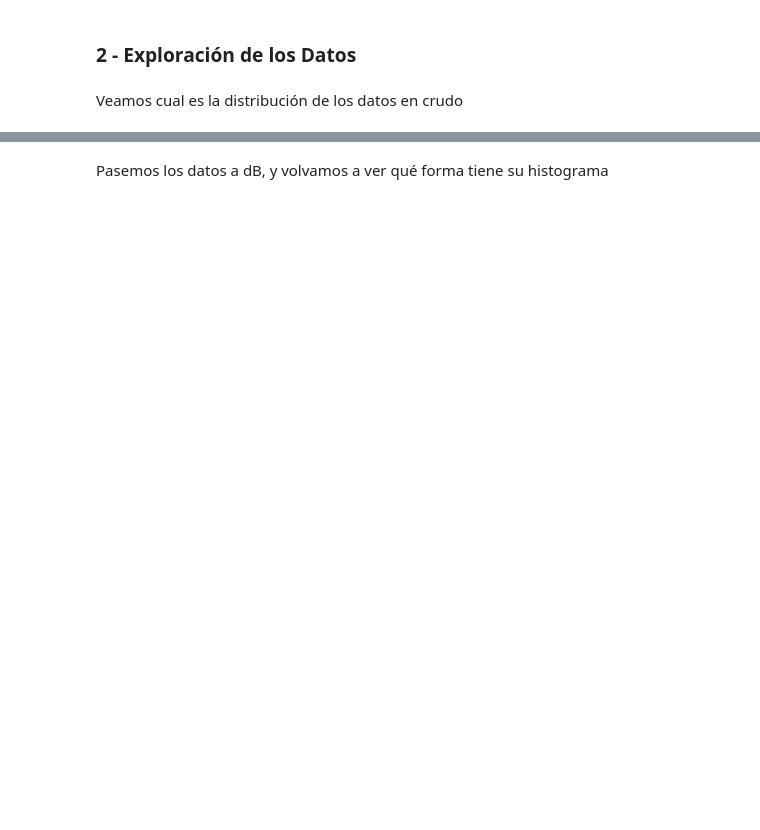
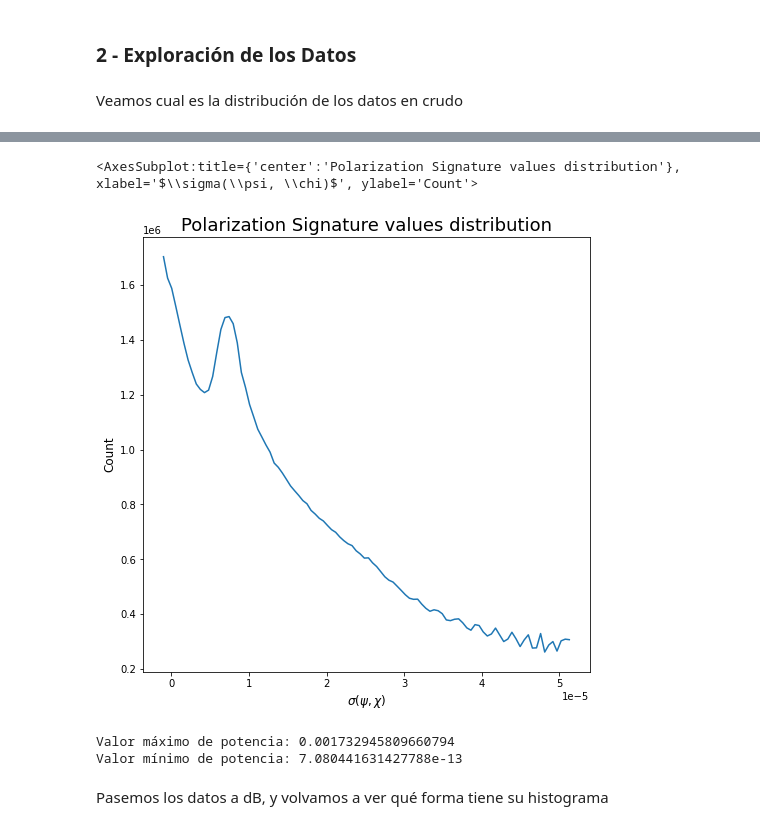
Before and after one commit to jotavecorta/DeepScatteringModels, a Jupyter notebook: notebooks/1.0-jv-spm-data-generation-exploration.ipynb, the cells around one changed output, grey strips where cells are left out. Saved outputs shown, nothing was run; the diff lists cells and outputs as text; code cells hidden in the pictures; blank space fills up the shorter version.

```diff
--- a/notebooks/1.0-jv-spm-data-generation-exploration.ipynb
+++ b/notebooks/1.0-jv-spm-data-generation-exploration.ipynb
@@ -55,3 +64,14 @@ plot_histogram(data)
+# %%
+plot_histogram(new_data)
+# %% [output]
+<AxesSubplot:title={'center':'Polarization Signature values distribution'}, xlabel='$\\sigma(\\psi, \\chi)$', ylabel='Count'>
+[figure, added]
+# %%
+print(f"Valor máximo de potencia: {new_data.max()}")
+print(f"Valor mínimo de potencia: {new_data[new_data>0].min()}")
+# %% [output]
+Valor máximo de potencia: 0.001732945809660794
+Valor mínimo de potencia: 7.080441631427788e-13
 # %% [markdown]
 Pasemos los datos a dB, y volvamos a ver qué forma tiene su histograma
 # %%
```
Also changed, not shown: parts of 8 cells of this notebook, 4 other files.
